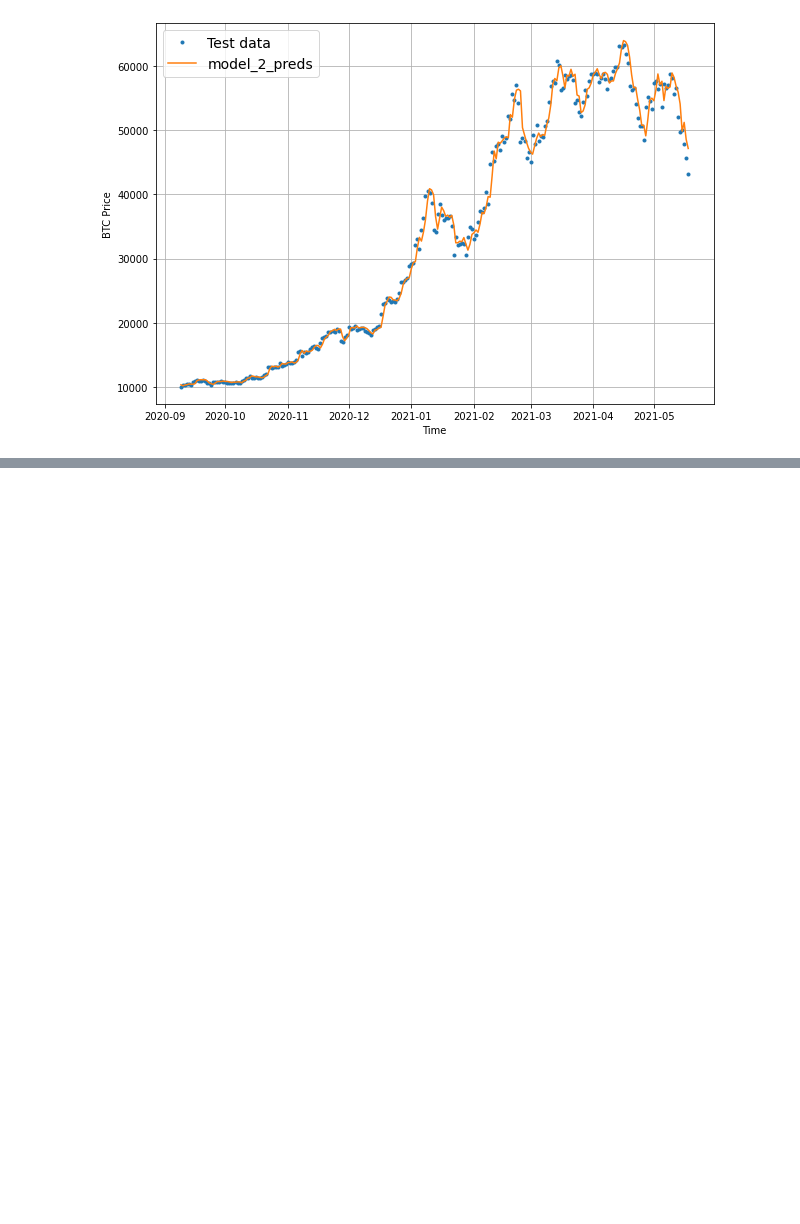
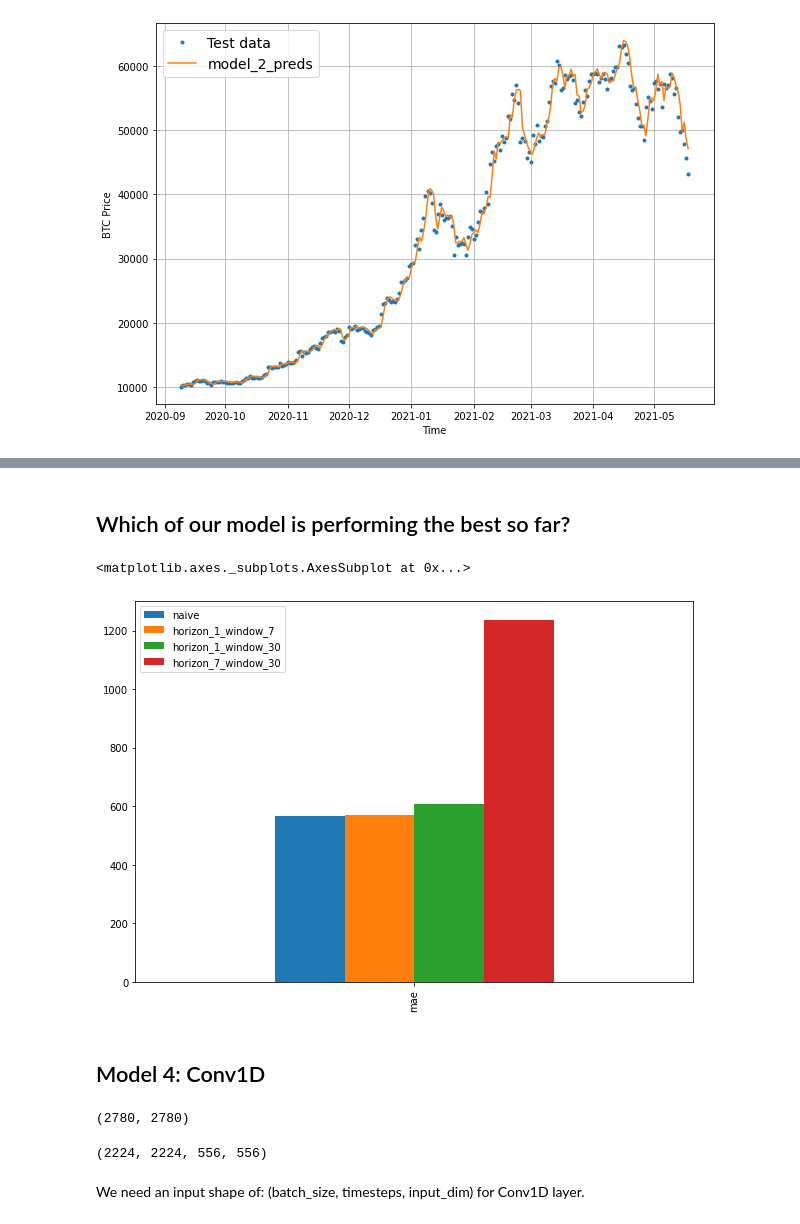
Before and after one commit to schauppi/Udemy_TensorFlow_Developer, a Jupyter notebook: Abschnit_10_Time_series_fundamentals_in_TensorFlow/10_time_series_forecasting_with_tensorflow.ipynb, the cells around one changed output, grey strips where cells are left out. Drawn from its saved outputs; the diff is of its cells as text; code cells hidden in the pictures; blank space fills up the shorter version.

```diff
--- a/Abschnit_10_Time_series_fundamentals_in_TensorFlow/10_time_series_forecasting_with_tensorflow.ipynb
+++ b/Abschnit_10_Time_series_fundamentals_in_TensorFlow/10_time_series_forecasting_with_tensorflow.ipynb
@@ -679,0 +796,26 @@ plot_time_series(x_test[-len(test_windows):], model_2_preds, start=offset,format
+# %%
+def evaluate_preds(y_true, y_pred):
+  # Make sure float32 datatype (for metric calculations)
+  y_true = tf.cast(y_true, dtype=tf.float32)
+  y_pred = tf.cast(y_pred, dtype=tf.float32)
+
+  #Calculate various evaluation metrics
+  mae = tf.keras.metrics.mean_absolute_error(y_true, y_pred)
+  mse = tf.keras.metrics.mean_squared_error(y_true, y_pred)
+  rmse = tf.sqrt(mse)
+  mape = tf.keras.metrics.mean_absolute_percentage_error(y_true, y_pred)
+  mase = mean_absolute_scaled_error(y_true, y_pred)
+
+  #Account for different sized metrics (longer horizons - we want to reduce to a single value)
+  if mae.ndim > 0:
+    mae = tf.reduce_mean(mae)
+    mse = tf.reduce_mean(mse)
+    rmse = tf.reduce_mean(rmse)
+    mape = tf.reduce_mean(mape)
+    mase = tf.reduce_mean(mase)
+
+  return {"mae": mae.numpy(),
+          "mse": mse.numpy(),
+          "rmse": rmse.numpy(),
+          "mape": mape.numpy(),
+          "mase": mase.numpy()}
@@ -679,0 +847,12 @@ plot_time_series(x_test[-len(test_windows):], model_2_preds, start=offset,format
+# %% [markdown]
+## Which of our model is performing the best so far?
+# %%
+pd.DataFrame({"naive": naive_results["mae"],
+              "horizon_1_window_7": model_1_results["mae"],
+              "horizon_1_window_30": model_2_results["mae"],
+              "horizon_7_window_30": model_3_results["mae"]}, index=["mae"]).plot(figsize=(10,7),kind="bar" )
+# %% [output]
+<matplotlib.axes._subplots.AxesSubplot at 0x...>
+[figure, added]
+# %% [markdown]
+## Model 4: Conv1D
@@ -679,0 +862,14 @@ plot_time_series(x_test[-len(test_windows):], model_2_preds, start=offset,format
+# %%
+#Create windowed data
+full_windows, full_labels = make_windows(prices, WINDOW_SIZE, HORIZON)
+len(full_windows), len(full_labels)
+# %% [output]
+(2780, 2780)
+# %%
+#Create train/test set
+train_windows, test_windows, train_labels, test_labels = make_train_test_splits(full_windows, full_labels)
+len(train_windows), len(train_labels), len(test_windows), len(test_labels)
+# %% [output]
+(2224, 2224, 556, 556)
+# %% [markdown]
+We need an input shape of: (batch_size, timesteps, input_dim) for Conv1D layer.
```
Also changed, not shown: parts of 34 cells of this notebook.
